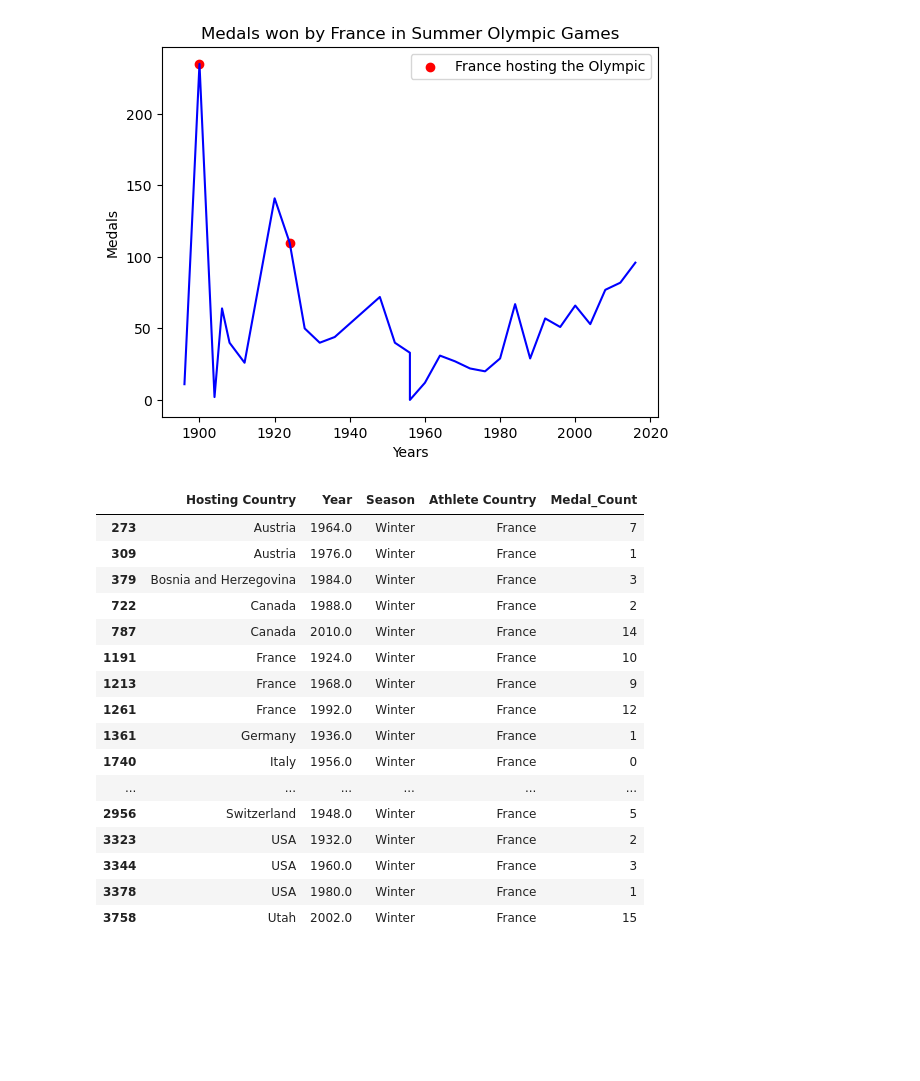
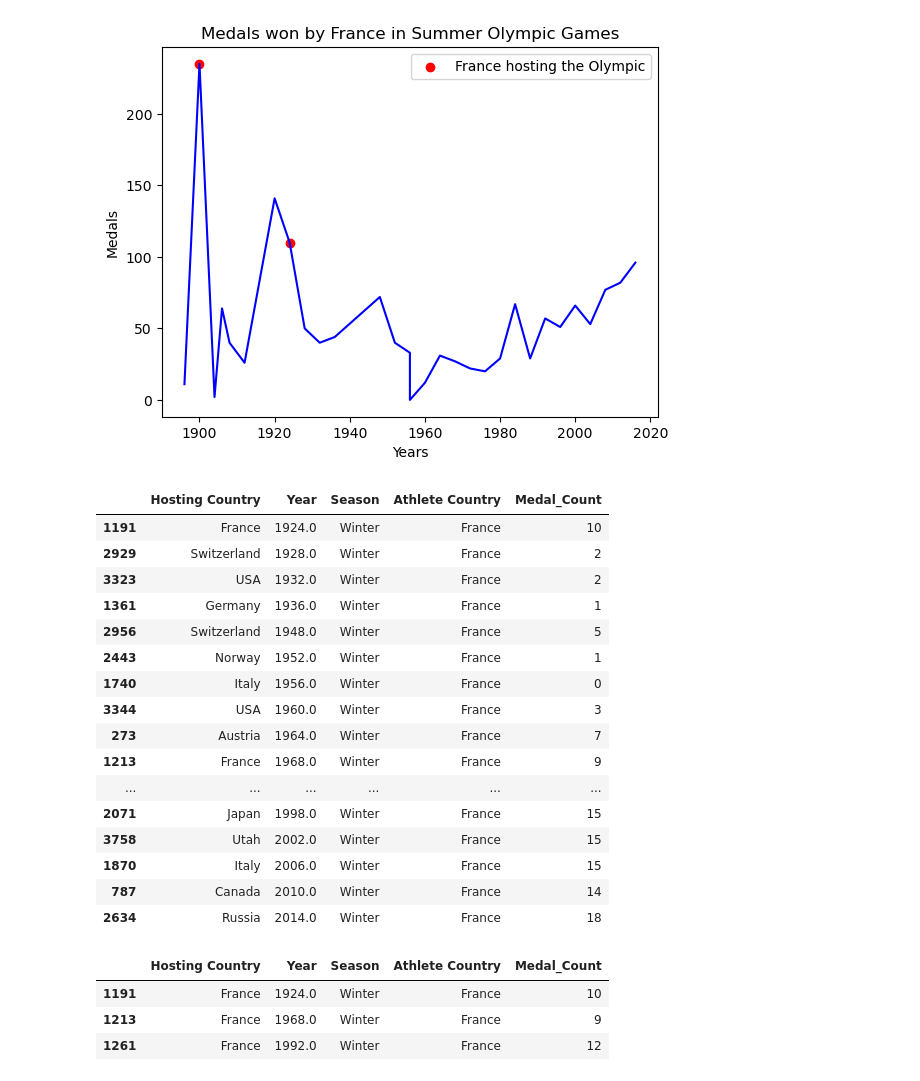
Before and after one commit to soumyaranjanswaincan/Olympic-Data-Analysis, a Jupyter notebook: analysis.ipynb, the cells around one changed output. Drawn from its saved outputs; the diff is of its cells as text; code cells hidden in the pictures; blank space fills up the shorter version.

```diff
--- a/analysis.ipynb
+++ b/analysis.ipynb
@@ -203,8 +218,7 @@ hostcountry_df = merge_df.groupby(['Hosting Country','Year','Season','Athlete Co
 # %%
 #France
 France_df = pd.DataFrame(hostcountry_df.loc[hostcountry_df['Athlete Country'] == "France",:])
-France_df.sort_values("Year")
-Summer_France_df = France_df.loc[France_df['Season'] == "Summer",:]
+France_df = France_df.sort_values("Year")
 # %%
 Summer_France_df = France_df.loc[France_df['Season'] == "Summer",:]
 Summer_France_df = Summer_France_df.sort_values("Year")
@@ -231,22 +245,32 @@ plt.show()
 [figure]
 # %%
 Winter_France_df = France_df.loc[France_df['Season'] == "Winter",:]
+Winter_France_df = Winter_France_df.sort_values("Year")
 Winter_France_df
 # %% [output]
 |  | Hosting Country | Year | Season | Athlete Country | Medal_Count |
+| 1191 | France | 1924.0 | Winter | France | 10 |
+| 2929 | Switzerland | 1928.0 | Winter | France | 2 |
+| 3323 | USA | 1932.0 | Winter | France | 2 |
+| 1361 | Germany | 1936.0 | Winter | France | 1 |
+| 2956 | Switzerland | 1948.0 | Winter | France | 5 |
+| 2443 | Norway | 1952.0 | Winter | France | 1 |
+| 1740 | Italy | 1956.0 | Winter | France | 0 |
+| 3344 | USA | 1960.0 | Winter | France | 3 |
 | 273 | Austria | 1964.0 | Winter | France | 7 |
-| 309 | Austria | 1976.0 | Winter | France | 1 |
-| 379 | Bosnia and Herzegovina | 1984.0 | Winter | France | 3 |
-| 722 | Canada | 1988.0 | Winter | France | 2 |
+| 1213 | France | 1968.0 | Winter | France | 9 |
+| ... | ... | ... | ... | ... | ... |
+| 2071 | Japan | 1998.0 | Winter | France | 15 |
+| 3758 | Utah | 2002.0 | Winter | France | 15 |
+| 1870 | Italy | 2006.0 | Winter | France | 15 |
 | 787 | Canada | 2010.0 | Winter | France | 14 |
-| 1191 | France | 1924.0 | Winter | France | 10 |
-| 1213 | France | 1968.0 | Winter | France | 9 |
-| 1261 | France | 1992.0 | Winter | France | 12 |
-| 1361 | Germany | 1936.0 | Winter | France | 1 |
-| 1740 | Italy | 1956.0 | Winter | France | 0 |
-| ... | ... | ... | ... | ... | ... |
-| 2956 | Switzerland | 1948.0 | Winter | France | 5 |
-| 3323 | USA | 1932.0 | Winter | France | 2 |
-| 3344 | USA | 1960.0 | Winter | France | 3 |
-| 3378 | USA | 1980.0 | Winter | France | 1 |
-| 3758 | Utah | 2002.0 | Winter | France | 15 |
+| 2634 | Russia | 2014.0 | Winter | France | 18 |
+# %%
+#hosting by France
+Winter_Francehosting_df = Winter_France_df.loc[Winter_France_df['Hosting Country'] == "France",:]
+Winter_Francehosting_df
+# %% [output]
+|  | Hosting Country | Year | Season | Athlete Country | Medal_Count |
+| 1191 | France | 1924.0 | Winter | France | 10 |
+| 1213 | France | 1968.0 | Winter | France | 9 |
+| 1261 | France | 1992.0 | Winter | France | 12 |
```
Also changed, not shown: parts of 10 cells of this notebook.
